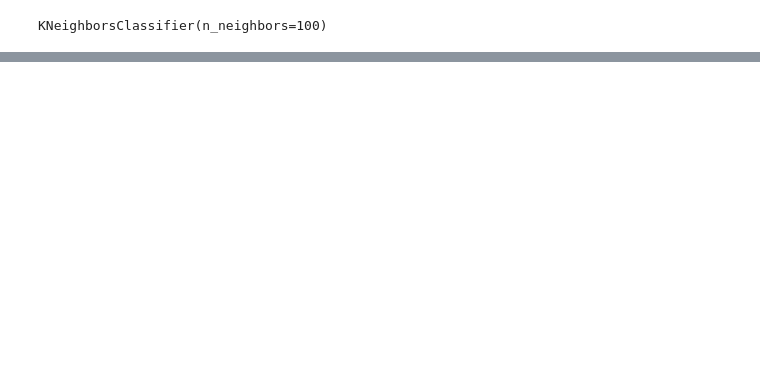
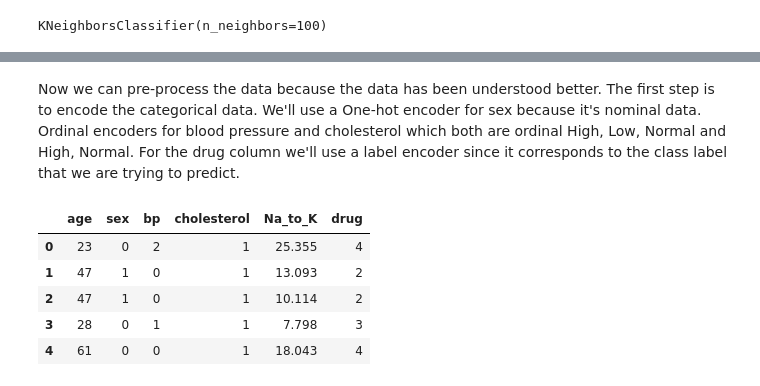
Before and after one commit to NoeBerdoz/FTP_MachLe, a Jupyter notebook: PW7/pw_resources/ex2-debugging/ex2-debugging-stud.ipynb, the cells around one changed output, grey strips where cells are left out. Cells and saved outputs as stored; diff of their text form; code cells hidden in the pictures; blank space fills up the shorter version.

```diff
--- a/PW7/pw_resources/ex2-debugging/ex2-debugging-stud.ipynb
+++ b/PW7/pw_resources/ex2-debugging/ex2-debugging-stud.ipynb
@@ -106,0 +162,24 @@ Accuracy: 0.49375
+# %% [markdown]
+Now we can pre-process the data because the data has been understood better. The first step is to encode the categorical data. We'll use a One-hot encoder for sex because it's nominal data. Ordinal encoders for blood pressure and cholesterol which both are ordinal High, Low, Normal and High, Normal. For the drug column we'll use a label encoder since it corresponds to the class label that we are trying to predict.
+# %%
+better_df = df.copy()
+one_hot = OneHotEncoder(drop="if_binary", sparse_output=False, dtype=int)
+better_df["sex"] = one_hot.fit_transform(better_df[["sex"]]).ravel()
+
+bp_encoder = OrdinalEncoder(categories=[["LOW", "NORMAL", "HIGH"]])
+better_df["bp"] = bp_encoder.fit_transform(better_df[["bp"]]).astype(int)
+
+chol_encoder = OrdinalEncoder(categories=[["NORMAL", "HIGH"]])
+better_df["cholesterol"] = chol_encoder.fit_transform(better_df[["cholesterol"]]).astype(int)
+
+le = LabelEncoder()
+better_df["drug"] = le.fit_transform(better_df["drug"])
+
+better_df.head()
+# %% [output]
+|  | age | sex | bp | cholesterol | Na_to_K | drug |
+| 0 | 23 | 0 | 2 | 1 | 25.355 | 4 |
+| 1 | 47 | 1 | 0 | 1 | 13.093 | 2 |
+| 2 | 47 | 1 | 0 | 1 | 10.114 | 2 |
+| 3 | 28 | 0 | 1 | 1 | 7.798 | 3 |
+| 4 | 61 | 0 | 0 | 1 | 18.043 | 4 |
```
Also changed, not shown: parts of 33 cells of this notebook.
